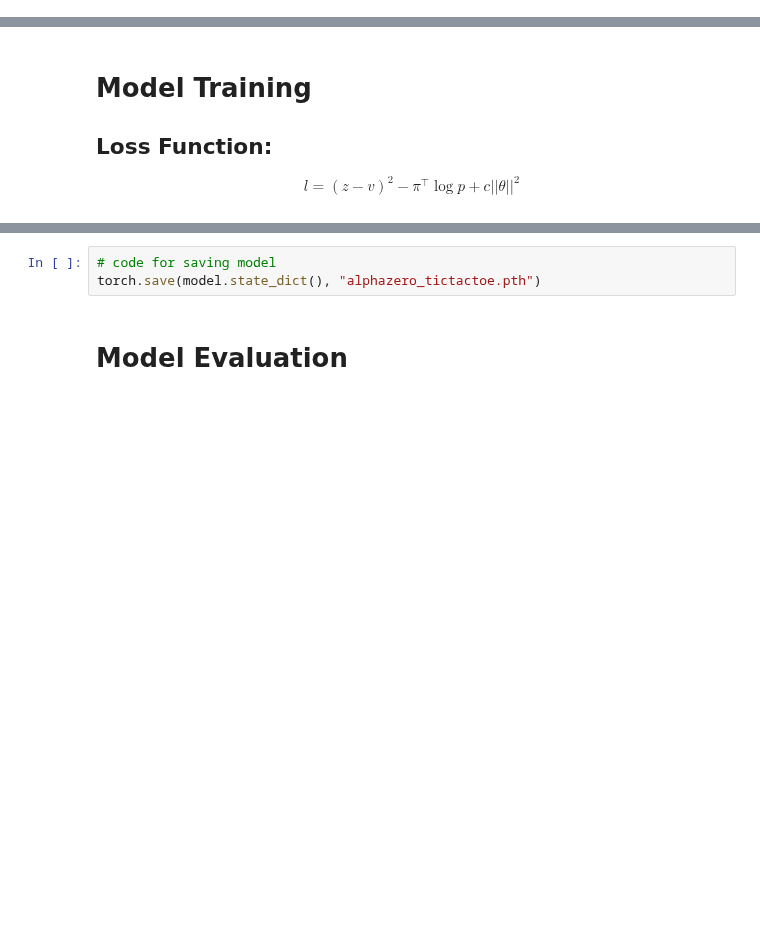
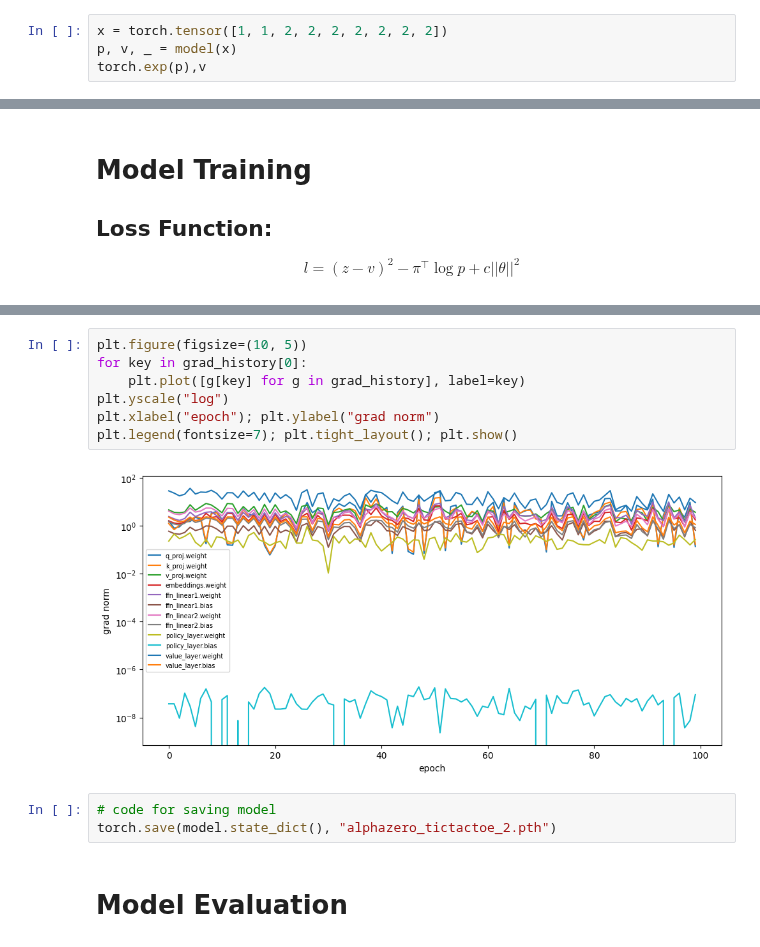
Before and after one commit to asminkarki012/learning, a Jupyter notebook: learn-ml/attention-from-scratch/train_alphazero.ipynb, the cells around one changed output, grey strips where cells are left out. Drawn from its saved outputs; the diff is of its cells as text; blank space fills up the shorter version.

```diff
--- a/learn-ml/attention-from-scratch/train_alphazero.ipynb
+++ b/learn-ml/attention-from-scratch/train_alphazero.ipynb
@@ -203,2 +244,6 @@ model = AlphaZeroTicTacToeTransformer()
 optimizer = torch.optim.Adam(model.parameters(), lr=1e-4, betas=(0.9, 0.98), eps=1e-9)
 value_criterion = nn.MSELoss()
+# %%
+x = torch.tensor([1, 1, 2, 2, 2, 2, 2, 2, 2])
+p, v, _ = model(x)
+torch.exp(p),v
@@ -296,6 +400,15 @@ plt.show()
+# %%
+plt.figure(figsize=(10, 5))
+for key in grad_history[0]:
+    plt.plot([g[key] for g in grad_history], label=key)
+plt.yscale("log")
+plt.xlabel("epoch"); plt.ylabel("grad norm")
+plt.legend(fontsize=7); plt.tight_layout(); plt.show()
+# %% [output]
+[figure, added]
 # %%
 # code for saving model
-torch.save(model.state_dict(), "alphazero_tictactoe.pth")
+torch.save(model.state_dict(), "alphazero_tictactoe_2.pth")
 # %% [markdown]
 # Model Evaluation
 # %%
```
Also changed, not shown: parts of 41 cells of this notebook, 4 other files.
